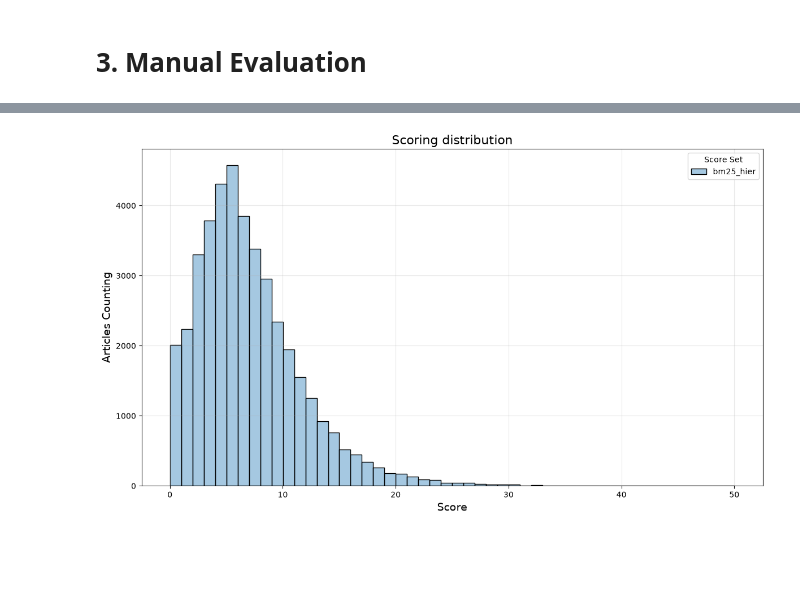
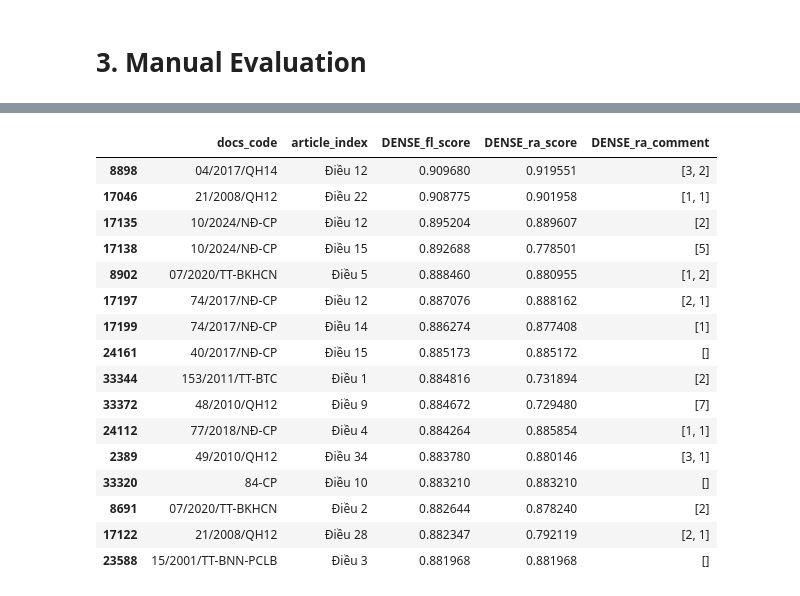
Before and after one commit to ducvanz/R2AI, a Jupyter notebook: Test_Recall.ipynb, the cells around one changed output, grey strips where cells are left out. Cells and saved outputs as stored; diff of their text form; code cells hidden in the pictures; blank space fills up the shorter version.

```diff
--- a/Test_Recall.ipynb
+++ b/Test_Recall.ipynb
@@ -121,4 +166,20 @@ plot_score_distributions(columns=[score["dense_hier"]*1000, score["dense_raw_con
-# %%
-plot_score_distributions(columns=[score["bm25_hier"]])
-# %% [output]
-[figure, removed]
+# %%
+score_board.sort_values(by="DENSE_fl_score", ascending=False).head(16)
+# %% [output]
+|  | docs_code | article_index | DENSE_fl_score | DENSE_ra_score | DENSE_ra_comment |
+| 8898 | 04/2017/QH14 | Điều 12 | 0.909680 | 0.919551 | [3, 2] |
+| 17046 | 21/2008/QH12 | Điều 22 | 0.908775 | 0.901958 | [1, 1] |
+| 17135 | 10/2024/NĐ-CP | Điều 12 | 0.895204 | 0.889607 | [2] |
+| 17138 | 10/2024/NĐ-CP | Điều 15 | 0.892688 | 0.778501 | [5] |
+| 8902 | 07/2020/TT-BKHCN | Điều 5 | 0.888460 | 0.880955 | [1, 2] |
+| 17197 | 74/2017/NĐ-CP | Điều 12 | 0.887076 | 0.888162 | [2, 1] |
+| 17199 | 74/2017/NĐ-CP | Điều 14 | 0.886274 | 0.877408 | [1] |
+| 24161 | 40/2017/NĐ-CP | Điều 15 | 0.885173 | 0.885172 | [] |
+| 33344 | 153/2011/TT-BTC | Điều 1 | 0.884816 | 0.731894 | [2] |
+| 33372 | 48/2010/QH12 | Điều 9 | 0.884672 | 0.729480 | [7] |
+| 24112 | 77/2018/NĐ-CP | Điều 4 | 0.884264 | 0.885854 | [1, 1] |
+| 2389 | 49/2010/QH12 | Điều 34 | 0.883780 | 0.880146 | [3, 1] |
+| 33320 | 84-CP | Điều 10 | 0.883210 | 0.883210 | [] |
+| 8691 | 07/2020/TT-BKHCN | Điều 2 | 0.882644 | 0.878240 | [2] |
+| 17122 | 21/2008/QH12 | Điều 28 | 0.882347 | 0.792119 | [2, 1] |
+| 23588 | 15/2001/TT-BNN-PCLB | Điều 3 | 0.881968 | 0.881968 | [] |
```
Also changed, not shown: parts of 11 cells of this notebook, 15 other files.
